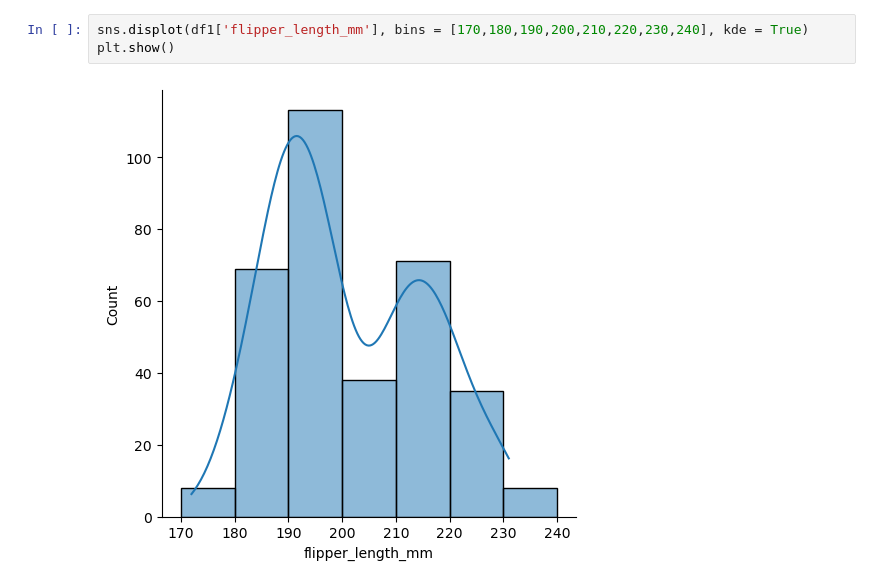
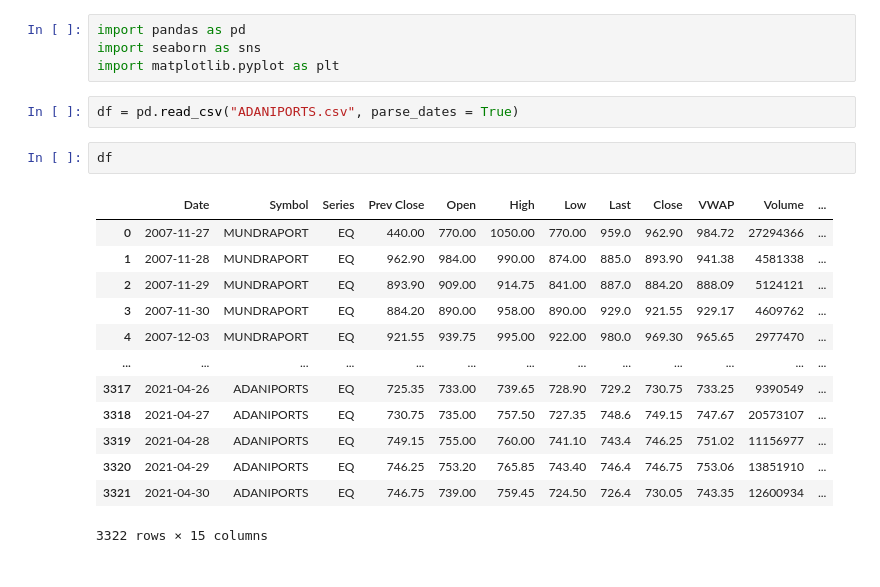
Before and after one commit to aryanalpha784/python-chapter---16-Seaborn-Library, a Jupyter notebook: seaborn library.ipynb, the cells around one changed output. Cells and saved outputs as stored; diff of their text form.

```diff
--- a/seaborn library.ipynb
+++ b/seaborn library.ipynb
@@ -193,5 +1,22 @@ plt.show()
-# %%
-sns.displot(df1['flipper_length_mm'], bins = [170,180,190,200,210,220,230,240], kde = True)
-plt.show()
-# %% [output]
-[figure, removed]
+# %%
+import pandas as pd
+import seaborn as sns
+import matplotlib.pyplot as plt
+# %%
+df = pd.read_csv("ADANIPORTS.csv", parse_dates = True)
+# %%
+df
+# %% [output]
+|  | Date | Symbol | Series | Prev Close | Open | High | Low | Last | Close | VWAP | Volume | ... |
+| 0 | 2007-11-27 | MUNDRAPORT | EQ | 440.00 | 770.00 | 1050.00 | 770.00 | 959.0 | 962.90 | 984.72 | 27294366 | ... |
+| 1 | 2007-11-28 | MUNDRAPORT | EQ | 962.90 | 984.00 | 990.00 | 874.00 | 885.0 | 893.90 | 941.38 | 4581338 | ... |
+| 2 | 2007-11-29 | MUNDRAPORT | EQ | 893.90 | 909.00 | 914.75 | 841.00 | 887.0 | 884.20 | 888.09 | 5124121 | ... |
+| 3 | 2007-11-30 | MUNDRAPORT | EQ | 884.20 | 890.00 | 958.00 | 890.00 | 929.0 | 921.55 | 929.17 | 4609762 | ... |
+| 4 | 2007-12-03 | MUNDRAPORT | EQ | 921.55 | 939.75 | 995.00 | 922.00 | 980.0 | 969.30 | 965.65 | 2977470 | ... |
+| ... | ... | ... | ... | ... | ... | ... | ... | ... | ... | ... | ... | ... |
+| 3317 | 2021-04-26 | ADANIPORTS | EQ | 725.35 | 733.00 | 739.65 | 728.90 | 729.2 | 730.75 | 733.25 | 9390549 | ... |
+| 3318 | 2021-04-27 | ADANIPORTS | EQ | 730.75 | 735.00 | 757.50 | 727.35 | 748.6 | 749.15 | 747.67 | 20573107 | ... |
+| 3319 | 2021-04-28 | ADANIPORTS | EQ | 749.15 | 755.00 | 760.00 | 741.10 | 743.4 | 746.25 | 751.02 | 11156977 | ... |
+| 3320 | 2021-04-29 | ADANIPORTS | EQ | 746.25 | 753.20 | 765.85 | 743.40 | 746.4 | 746.75 | 753.06 | 13851910 | ... |
+| 3321 | 2021-04-30 | ADANIPORTS | EQ | 746.75 | 739.00 | 759.45 | 724.50 | 726.4 | 730.05 | 743.35 | 12600934 | ... |
+3322 rows × 15 columns
```
Also changed, not shown: parts of 39 cells of this notebook.
